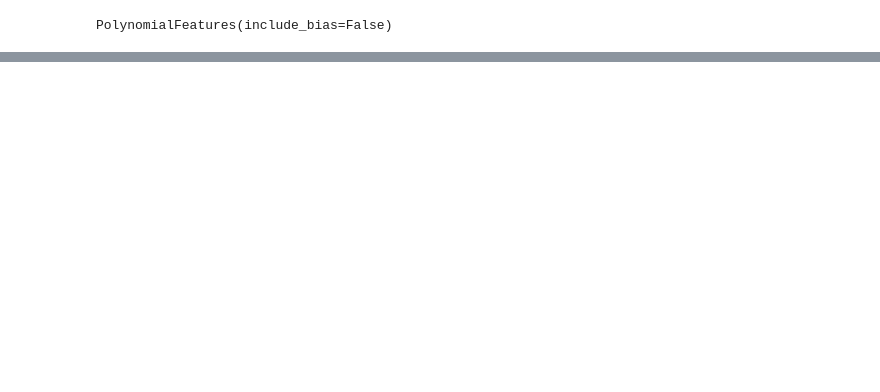
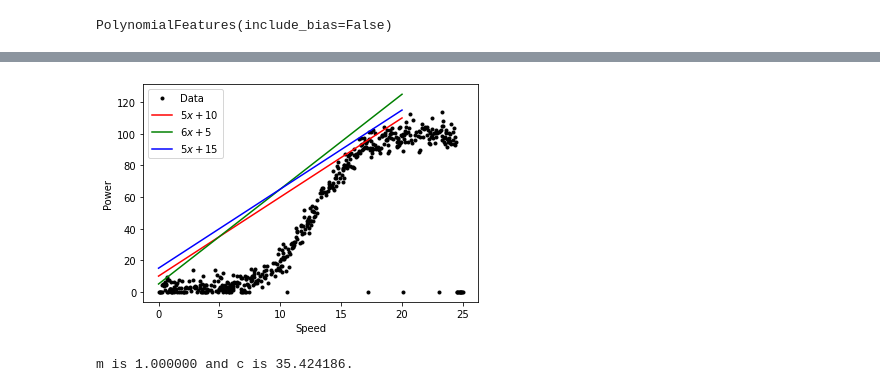
Before and after one commit to LauraBrogan/2020-Fundamentals-Project, a Jupyter notebook: 2020 Fundamentals Project.ipynb, the cells around one changed output, grey strips where cells are left out. Saved outputs shown, nothing was run; the diff lists cells and outputs as text; code cells hidden in the pictures; blank space fills up the shorter version.

```diff
--- a/2020 Fundamentals Project.ipynb
+++ b/2020 Fundamentals Project.ipynb
@@ -153,0 +146,23 @@ NameError: name 'model' is not defined
+# %%
+# https://www.analyticsvidhya.com/blog/2020/03/polynomial-regression-python/v
+from sklearn.metrics import mean_squared_error
+from sklearn.metrics import r2_score
+
+speed = df.speed.to_numpy()
+power = df.power.to_numpy().reshape(-1, 1)
+
+# Training Model
+lm=LinearRegression()
+lm.fit(x.reshape(-1,1),y.reshape(-1,1))
+
+y_pred=lm.predict(x.reshape(-1,1))
+
+# plotting predictions
+plt.figure(figsize=(10,5))
+plt.scatter(x,y,s=15)
+plt.plot(x,y_pred,color='g')
+plt.xlabel('Speed (m/s)',fontsize=16)
+plt.ylabel('Power (%)',fontsize=16)
+plt.show()
+print(f'Root mean squared error for Linear Regression is {np.sqrt(mean_squared_error(y,y_pred))}')
+print(f'The R2 value is {r2_score(y, y_pred)}')
@@ -154,4 +171,5 @@ NameError: name 'model' is not defined
 # %%
-r_sq = model.score(x, y)
+model.fit(speed, power)
+r_sq = model.score(speed, power)
 print('coefficient of determination:', r_sq)
 # %% [output]
@@ -169,0 +197,40 @@ PolynomialFeatures(include_bias=False)
+# %%
+# Plot w versus d with black dots.
+plt.plot(speed, power, 'k.', label="Data")
+
+# Overlay some lines on the plot.
+x = np.arange(0.0, 21.0, 1.0)
+plt.plot(x, 5.0 * x + 10.0, 'r-', label=r"$5x + 10$")
+plt.plot(x, 6.0 * x +  5.0, 'g-', label=r"$6x +  5$")
+plt.plot(x, 5.0 * x + 15.0, 'b-', label=r"$5x + 15$")
+
+# Add a legend.
+plt.legend()
+
+# Add axis labels.
+plt.xlabel('Speed')
+plt.ylabel('Power')
+
+# Show the plot.
+plt.show()
+# %% [output]
+[figure, added]
+# %%
+# Calculate the best values for m and c.
+
+# First calculate the means (a.k.a. averages) of w and d.
+speed_avg = np.mean(speed)
+power_avg = np.mean(power)
+
+# Subtract means from w and d.
+speed_zero = speed - speed_avg
+power_zero = power - power_avg
+
+# The best m is found by the following calculation.
+m = np.sum(speed_zero * power_zero) / np.sum(speed_zero * power_zero)
+# Use m from above to calculate the best c.
+c = power_avg - m * speed_avg
+
+print("m is %8.6f and c is %6.6f." % (m, c))
+# %% [output]
+m is 1.000000 and c is 35.424186.
```
Also changed, not shown: parts of 7 cells of this notebook.
